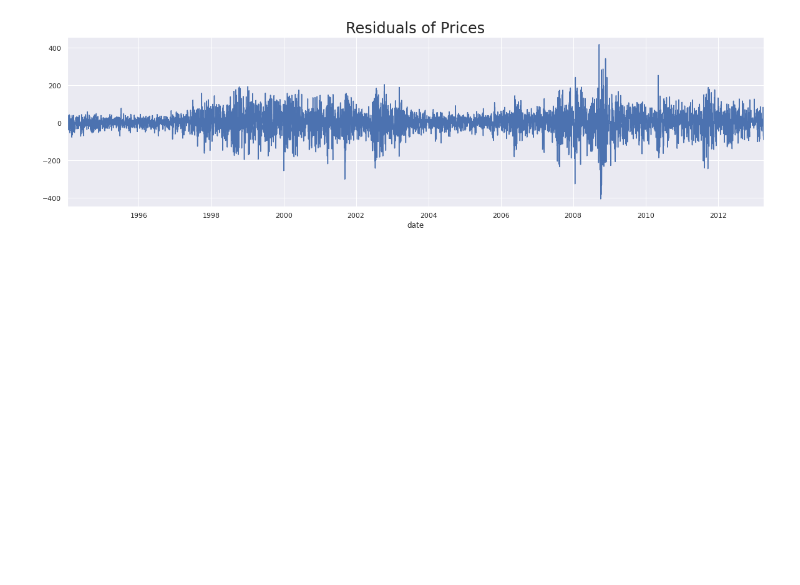
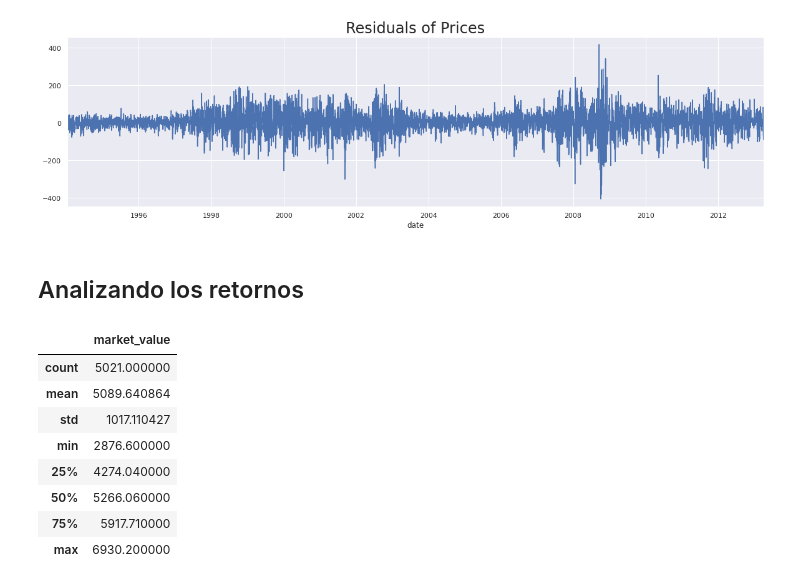
Before and after one commit to 1214345/curso-series-temporales, a Jupyter notebook: 5. Modelos AR autorregresivos/Python/6_Modelo_autorregresivo_AR_Precios.ipynb, the cells around one changed output. Drawn from its saved outputs; the diff is of its cells as text; code cells hidden in the pictures; blank space fills up the shorter version.

```diff
--- a/5. Modelos AR autorregresivos/Python/6_Modelo_autorregresivo_AR_Precios.ipynb
+++ b/5. Modelos AR autorregresivos/Python/6_Modelo_autorregresivo_AR_Precios.ipynb
@@ -354,3 +354,5 @@ plt.title("Residuals of Prices",size=24)
 plt.show()
 # %% [output]
 [figure]
+# %% [markdown]
+## Analizando los retornos
@@ -356,0 +376,12 @@ plt.show()
+# %%
+df.describe()
+# %% [output]
+|  | market_value |
+| count | 5021.000000 |
+| mean | 5089.640864 |
+| std | 1017.110427 |
+| min | 2876.600000 |
+| 25% | 4274.040000 |
+| 50% | 5266.060000 |
+| 75% | 5917.710000 |
+| max | 6930.200000 |
```
Also changed, not shown: parts of 19 cells of this notebook.
